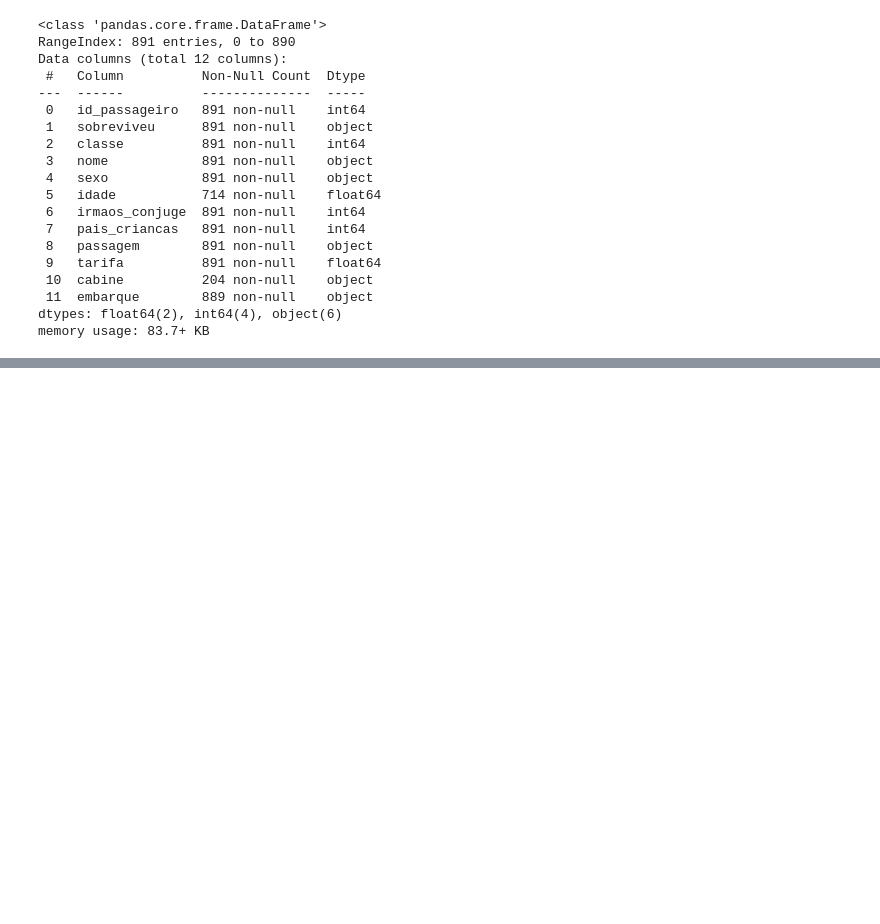
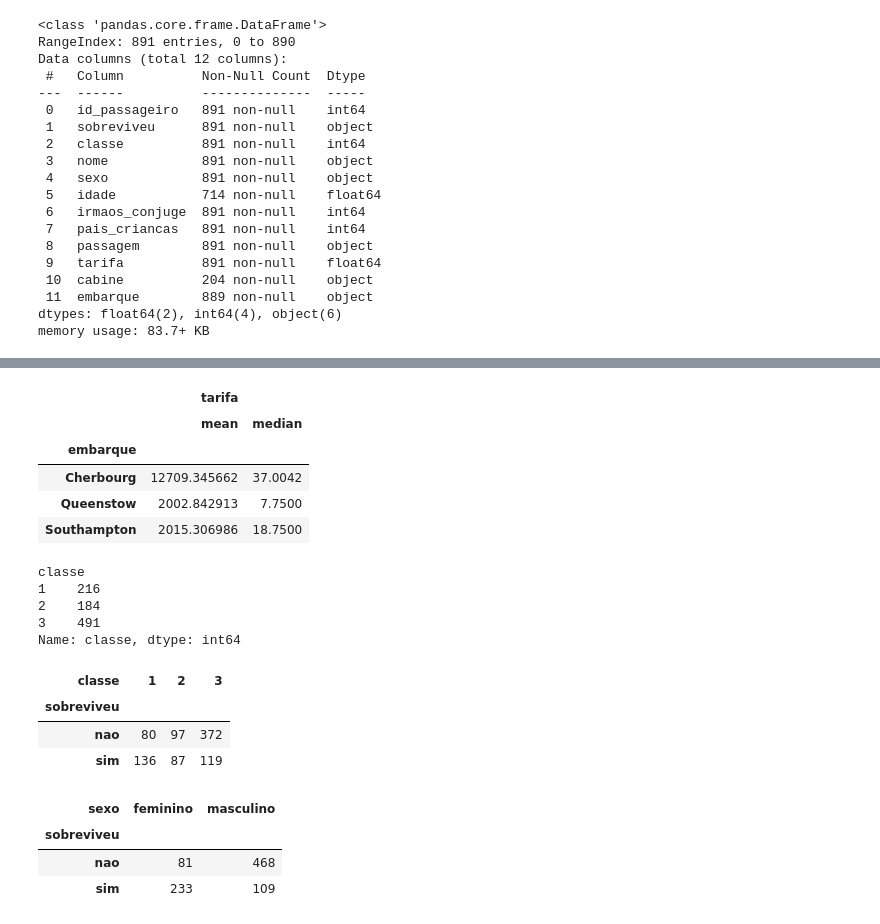
Before and after one commit to BiaBiadeni/intro_python_verao_ime_2023, a Jupyter notebook: exercicios/exercicio02.ipynb, the cells around one changed output, grey strips where cells are left out. Drawn from its saved outputs; the diff is of its cells as text; code cells hidden in the pictures; blank space fills up the shorter version.

```diff
--- a/exercicios/exercicio02.ipynb
+++ b/exercicios/exercicio02.ipynb
@@ -102,0 +174,22 @@ passageiras= df['sexo'].value_counts('feminino')
+# %%
+#9 Agrupe pelo local de embarque e calcule a média e a mediana da tarifa de cada grupo.
+
+
+df[['embarque','tarifa']].groupby('embarque').agg(['mean','median'])
+# %% [output]
+|  | tarifa |  |
+|  | mean | median |
+| embarque |  |  |
+| Cherbourg | 12709.345662 | 37.0042 |
+| Queenstow | 2002.842913 | 7.7500 |
+| Southampton | 2015.306986 | 18.7500 |
+# %%
+#10) Agrupe pela classe e conte a quantidade de pessoas por classe
+
+df.groupby(['classe'])['classe'].count()
+# %% [output]
+classe
+1    216
+2    184
+3    491
+Name: classe, dtype: int64
@@ -102,0 +198,9 @@ passageiras= df['sexo'].value_counts('feminino')
+# %%
+#11) Agrupe pela classe e pela coluna sobreviveu e conte a quantidade de pessoas que sobreviveu de acordo com cada classe.
+# Quem sobreviveu mais? A classe mais alta ou a mais baixa?
+df.groupby(['sobreviveu','classe'])['classe'].count().unstack()
+# %% [output]
+| classe | 1 | 2 | 3 |
+| sobreviveu |  |  |  |
+| nao | 80 | 97 | 372 |
+| sim | 136 | 87 | 119 |
@@ -102,0 +209,10 @@ passageiras= df['sexo'].value_counts('feminino')
+# %%
+#12)Agrupe pelo sexo e pela coluna sobreviveu e conte a quantidade de pessoas que sobreviveram de acordo com o sexo.
+#Quem sobreviveu mais? Homens ou mulheres?
+
+df.groupby(['sobreviveu','sexo'])['sexo'].count().unstack()
+# %% [output]
+| sexo | feminino | masculino |
+| sobreviveu |  |  |
+| nao | 81 | 468 |
+| sim | 233 | 109 |
```
Also changed, not shown: parts of 15 cells of this notebook.
